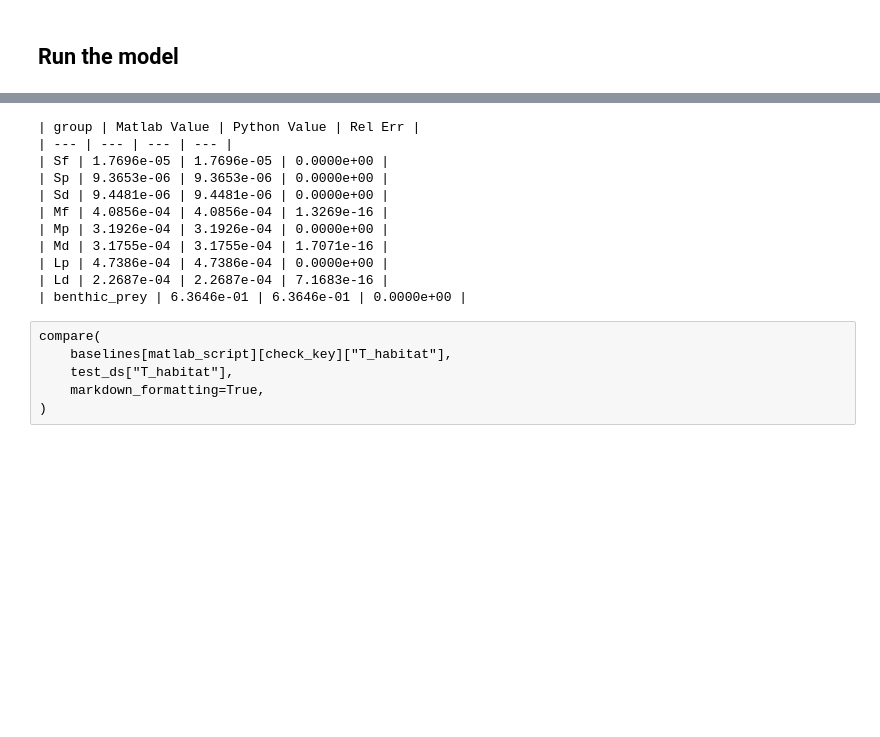
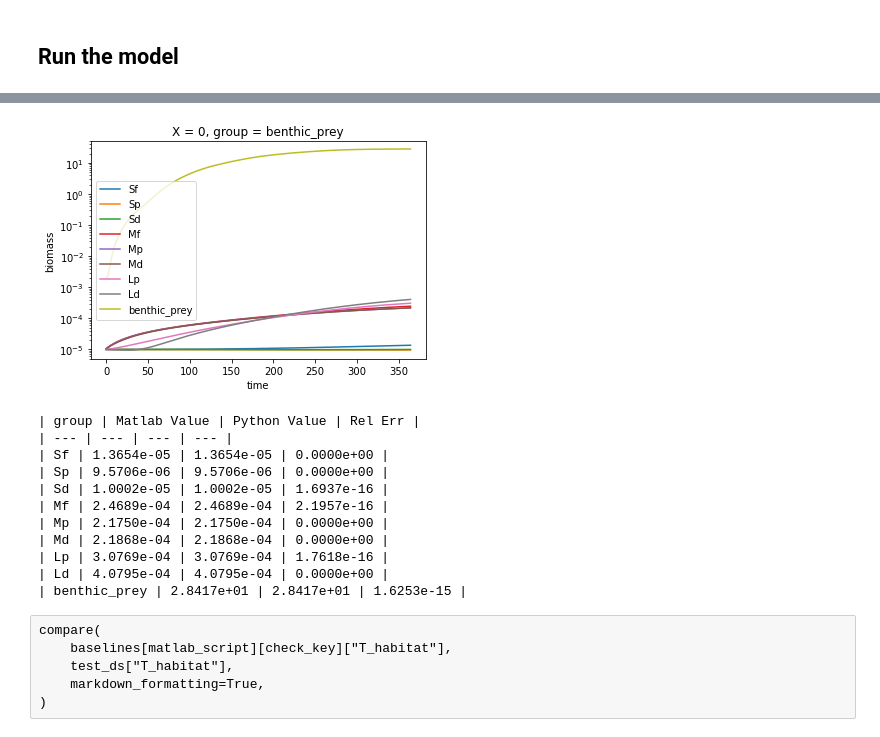
Before and after one commit to marbl-ecosys/feisty, a Jupyter notebook: docs/matlab-comparison.ipynb, the cells around one changed output, grey strips where cells are left out. Saved outputs shown, nothing was run; the diff lists cells and outputs as text; code cells hidden in the pictures; blank space fills up the shorter version.

Commit message:
Driver can read forcing / grid from netcdf
Tested against Colleen's test_locs3.m matlab script

```diff
--- a/docs/matlab-comparison.ipynb
+++ b/docs/matlab-comparison.ipynb
@@ -61,10 +61,15 @@ def compare(baselines_dict, da_or_ds, full_table=True, markdown_formatting=False
                 + f"{py_val:10.4e}{seps[2]}{rel_err:10.4e}{seps[-1]}"
             )
 # %%
-matlab_script = "test_case"
+matlab_script = "test_locs3"
 
 if matlab_script == "test_case":
     testcase = feisty.driver.simulate_testcase("tanh_shelf", "cyclic")
+elif matlab_script == "test_locs3":
+    kwargs = {'forcing_yaml': './forcing.yaml', 'forcing_key': matlab_script}
+    testcase = feisty.driver.simulate_testcase(
+        "from_disk", "from_disk", domain_kwargs=kwargs, forcing_kwargs=kwargs
+    )
 else:
     raise ValueError(f"unknown matlab_script '{matlab_script}'")
 # %%
@@ -87,7 +92,7 @@ compare(
 %%time
 
 nsteps = 365
-make_plot = False
+make_plot = True
 testcase.run(nsteps)
 testcase.ds
 # %% [output]
@@ -113,15 +118,19 @@ Data variables: (12/16)
 # %%
 check_key = f"day{nsteps}"
+test_ds = testcase.ds.isel(X=0, time=-1)
 
 if nsteps > 1:
     if make_plot:
         for group in test_ds.group.data:
             testcase.ds.biomass.sel(group=group).isel(X=0).plot()
-        plt.ylim([1e-6, 1])
+        if matlab_script == "test_case":
+            plt.ylim([1e-6, 1])
+        if matlab_script == "test_locs3":
+            plt.ylim([5e-6, 50])
         plt.yscale("log")
         plt.legend(test_ds.group.data)
-
-test_ds = testcase.ds.isel(X=0, time=-1)
+# %% [output]
+[figure, added]
 # %%
 compare(
     baselines[matlab_script][check_key]["biomass"],
@@ -131,15 +140,15 @@ compare(
 # %% [output]
 | group | Matlab Value | Python Value | Rel Err |
 | --- | --- | --- | --- |
-| Sf | 1.7696e-05 | 1.7696e-05 | 0.0000e+00 |
-| Sp | 9.3653e-06 | 9.3653e-06 | 0.0000e+00 |
-| Sd | 9.4481e-06 | 9.4481e-06 | 0.0000e+00 |
-| Mf | 4.0856e-04 | 4.0856e-04 | 1.3269e-16 |
-| Mp | 3.1926e-04 | 3.1926e-04 | 0.0000e+00 |
-| Md | 3.1755e-04 | 3.1755e-04 | 1.7071e-16 |
-| Lp | 4.7386e-04 | 4.7386e-04 | 0.0000e+00 |
-| Ld | 2.2687e-04 | 2.2687e-04 | 7.1683e-16 |
-| benthic_prey | 6.3646e-01 | 6.3646e-01 | 0.0000e+00 |
+| Sf | 1.3654e-05 | 1.3654e-05 | 0.0000e+00 |
+| Sp | 9.5706e-06 | 9.5706e-06 | 0.0000e+00 |
+| Sd | 1.0002e-05 | 1.0002e-05 | 1.6937e-16 |
+| Mf | 2.4689e-04 | 2.4689e-04 | 2.1957e-16 |
+| Mp | 2.1750e-04 | 2.1750e-04 | 0.0000e+00 |
+| Md | 2.1868e-04 | 2.1868e-04 | 0.0000e+00 |
+| Lp | 3.0769e-04 | 3.0769e-04 | 1.7618e-16 |
+| Ld | 4.0795e-04 | 4.0795e-04 | 0.0000e+00 |
+| benthic_prey | 2.8417e+01 | 2.8417e+01 | 1.6253e-15 |
 # %% [raw]
 compare(
     baselines[matlab_script][check_key]["T_habitat"],
```
Also changed, not shown: parts of 2 cells of this notebook, 6 other files.
